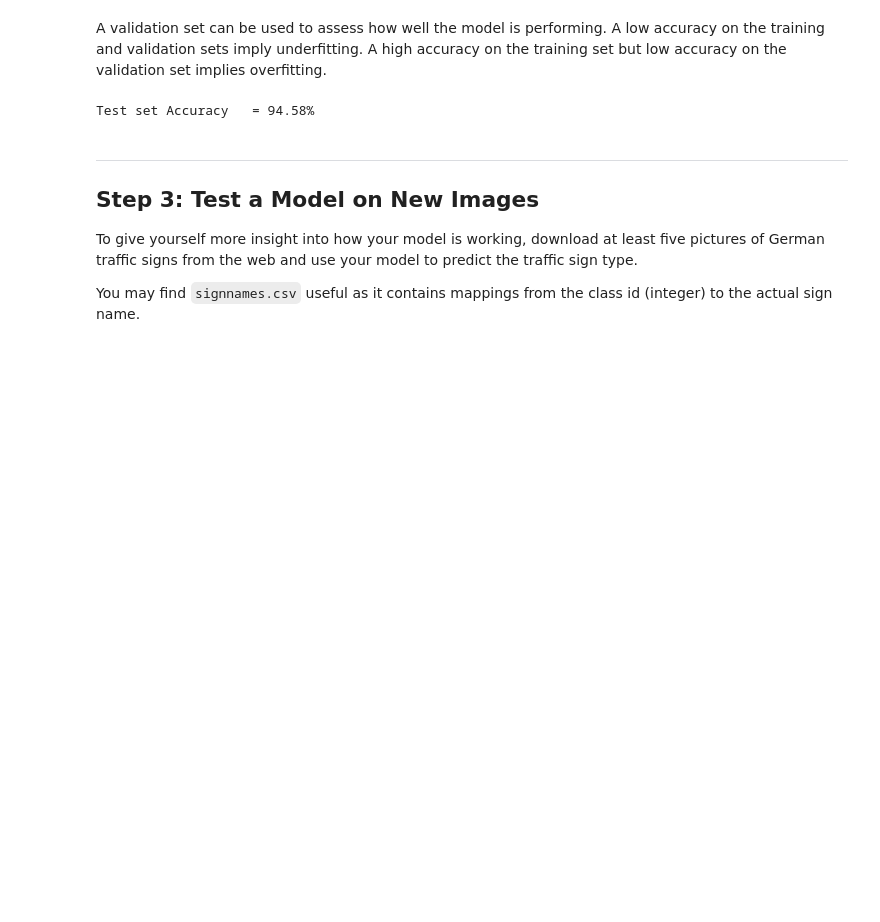
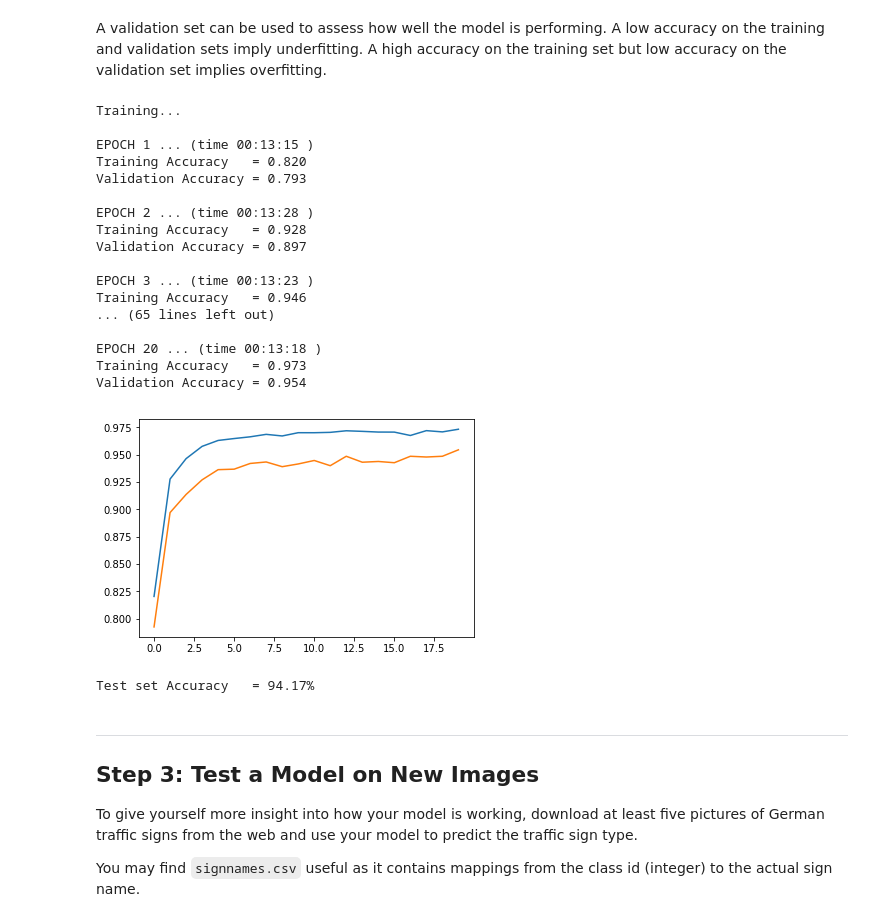
Before and after one commit to omjunior/CarND-Traffic-Sign-Classifier-Project, a Jupyter notebook: Traffic_Sign_Classifier.ipynb, the cells around one changed output. Saved outputs shown, nothing was run; the diff lists cells and outputs as text; code cells hidden in the pictures; blank space fills up the shorter version.

```diff
--- a/Traffic_Sign_Classifier.ipynb
+++ b/Traffic_Sign_Classifier.ipynb
@@ -406,34 +406,53 @@ def evaluate_acc(X_data, y_data):
 # %%
 from sklearn.utils import shuffle
 import time
 
-#with tf.Session() as sess:
-#    sess.run(tf.global_variables_initializer())
-#    num_examples = len(X_train)
+with tf.Session() as sess:
+    sess.run(tf.global_variables_initializer())
+    num_examples = len(X_train)
 
-#    accuracy = np.zeros((EPOCHS, 2))
+    accuracy = np.zeros((EPOCHS, 2))
 
-#    print("Training...")
-#    print()
-#    for i in range(EPOCHS):
-#        t0 = time.time()
-#        X_train, y_train = shuffle(X_train, y_train)
-#        for offset in range(0, num_examples, BATCH_SIZE):
-#            end = offset + BATCH_SIZE
-#            batch_x, batch_y = X_train[offset:end], y_train[offset:end]
-#            sess.run(training_operation, feed_dict={x: batch_x, y: batch_y, keep_prob: DROP_KEEP})
+    print("Training...")
+    print()
+    for i in range(EPOCHS):
+        t0 = time.time()
+        X_train, y_train = shuffle(X_train, y_train)
+        for offset in range(0, num_examples, BATCH_SIZE):
+            end = offset + BATCH_SIZE
+            batch_x, batch_y = X_train[offset:end], y_train[offset:end]
+            sess.run(training_operation, feed_dict={x: batch_x, y: batch_y, keep_prob: DROP_KEEP})
 
-#        training_accuracy = evaluate_acc(X_train, y_train)
-#        validation_accuracy = evaluate_acc(X_valid, y_valid)
-#        accuracy[i] = [training_accuracy, validation_accuracy]
-#        print("EPOCH {} ...".format(i+1), "(time", time.strftime("%H:%M:%S", time.gmtime(time.time()-t0)), ")")
-#        print("Training Accuracy   = {:.3f}".format(training_accuracy))
-#        print("Validation Accuracy = {:.3f}".format(validation_accuracy))
-#        print()
+        training_accuracy = evaluate_acc(X_train, y_train)
+        validation_accuracy = evaluate_acc(X_valid, y_valid)
+        accuracy[i] = [training_accuracy, validation_accuracy]
+        print("EPOCH {} ...".format(i+1), "(time", time.strftime("%H:%M:%S", time.gmtime(time.time()-t0)), ")")
+        print("Training Accuracy   = {:.3f}".format(training_accuracy))
+        print("Validation Accuracy = {:.3f}".format(validation_accuracy))
+        print()
 
-#    saver.save(sess, './convnet')
-#    plt.plot(accuracy)
-#    plt.show()
+    saver.save(sess, './convnet')
+    plt.plot(accuracy)
+    plt.show()
+# %% [output]
+Training...
+
+EPOCH 1 ... (time 00:13:15 )
+Training Accuracy   = 0.820
+Validation Accuracy = 0.793
+
+EPOCH 2 ... (time 00:13:28 )
+Training Accuracy   = 0.928
+Validation Accuracy = 0.897
+
+EPOCH 3 ... (time 00:13:23 )
+Training Accuracy   = 0.946
+... (65 lines left out)
+
+EPOCH 20 ... (time 00:13:18 )
+Training Accuracy   = 0.973
+Validation Accuracy = 0.954
+[figure, added]
 # %%
 with tf.Session() as sess:
     saver.restore(sess, './convnet')
@@ -441,7 +460,7 @@ with tf.Session() as sess:
 
 print("Test set Accuracy   = {:.2f}%".format(test_accuracy*100))
 # %% [output]
-Test set Accuracy   = 94.58%
+Test set Accuracy   = 94.17%
 # %% [markdown]
 ---
 
```
Also changed, not shown: parts of 3 cells of this notebook.
